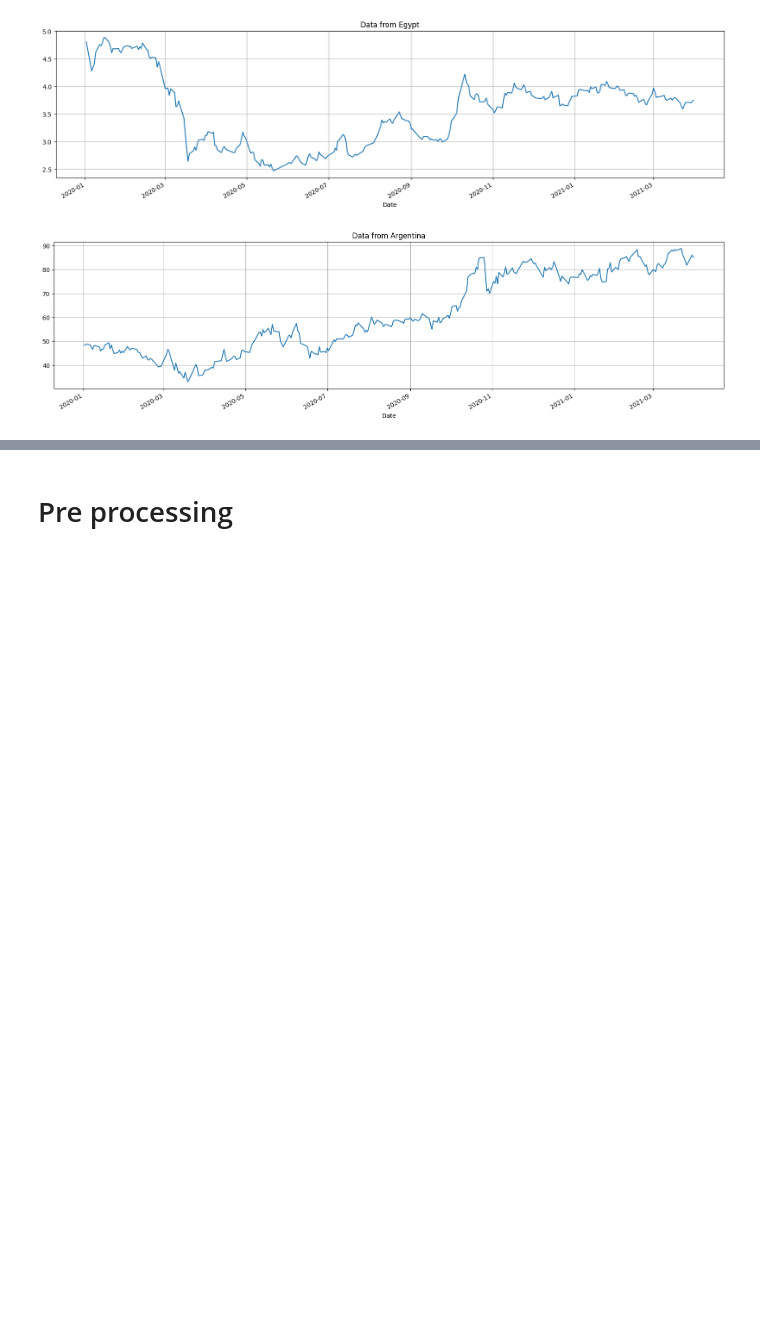
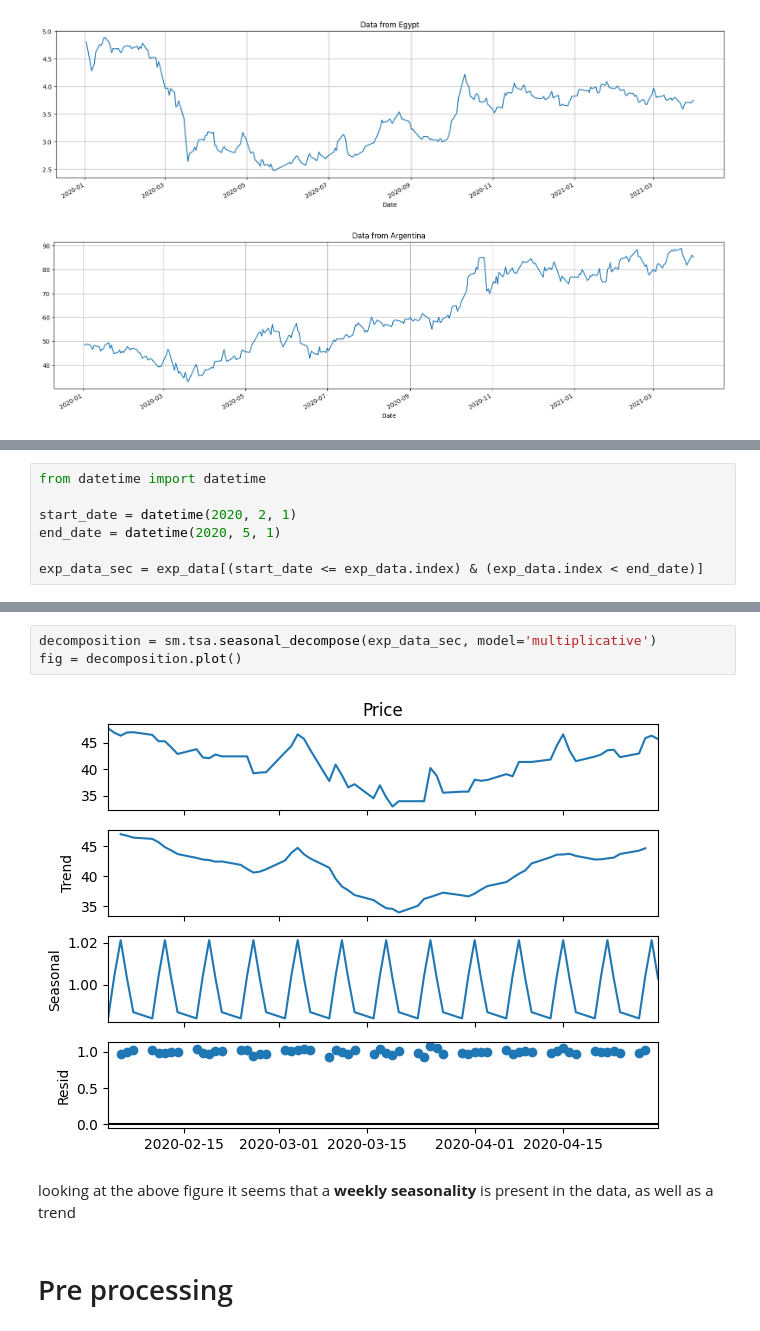
Before and after one commit to Ilvecho/Value-Investor, a Jupyter notebook: Project_5.ipynb, the cells around one changed output, grey strips where cells are left out. Cells and saved outputs as stored; diff of their text form; blank space fills up the shorter version.

Commit message:
Seasonality analysis

```diff
--- a/Project_5.ipynb
+++ b/Project_5.ipynb
@@ -75,0 +85,7 @@ for key in data.keys():
+# %%
+from datetime import datetime
+
+start_date = datetime(2020, 2, 1)
+end_date = datetime(2020, 5, 1)
+
+exp_data_sec = exp_data[(start_date <= exp_data.index) & (exp_data.index < end_date)]
@@ -76,3 +97,10 @@ for key in data.keys():
+# %%
+decomposition = sm.tsa.seasonal_decompose(exp_data_sec, model='multiplicative')
+fig = decomposition.plot()
+# %% [output]
+[figure, added]
+# %% [markdown]
+looking at the above figure it seems that a **weekly seasonality** is present in the data, as well as a trend
 # %% [markdown]
 # Pre processing
 # %% [markdown]
```
Also changed, not shown: parts of 12 cells of this notebook.
